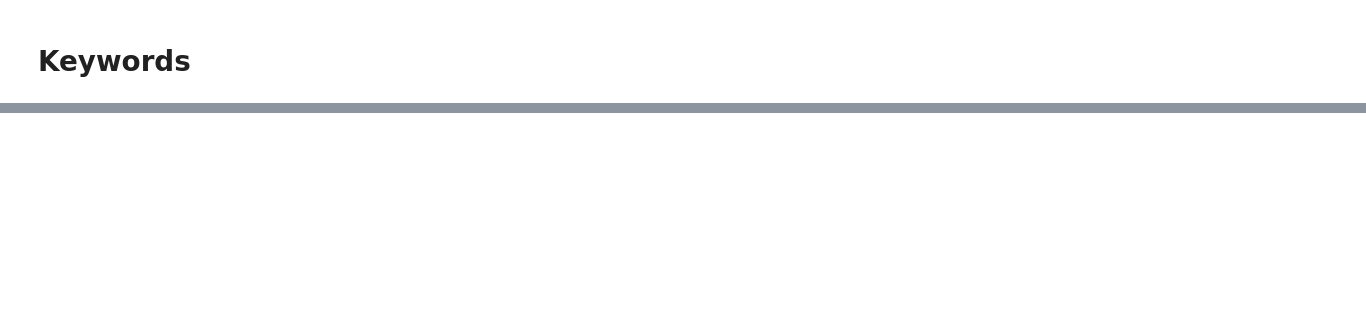
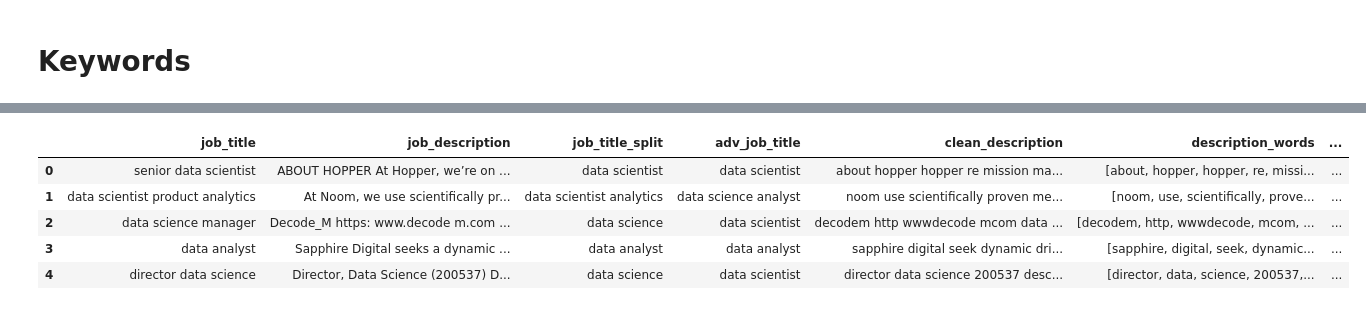
Before and after one commit to Nuel-EN/Capstone-Project-, a Jupyter notebook: Master-NB.ipynb, the cells around one changed output, grey strips where cells are left out. Drawn from its saved outputs; the diff is of its cells as text; code cells hidden in the pictures; blank space fills up the shorter version.

```diff
--- a/Master-NB.ipynb
+++ b/Master-NB.ipynb
@@ -532,4 +560,11 @@ master_df['description_softskills'] = master_df['description_words'].apply(lambd
 master_df['description_experience'] = master_df['description_words'].apply(lambda x: [item for item in x if item in experience])
 master_df['description_qualification'] = master_df['description_words'].apply(lambda x: [item for item in x if item in qualification])
 # %%
-master_df
+master_df.head()
+# %% [output]
+|  | job_title | job_description | job_title_split | adv_job_title | clean_description | description_words | ... |
+| 0 | senior data scientist | ABOUT HOPPER At Hopper, we’re on ... | data scientist | data scientist | about hopper hopper re mission ma... | [about, hopper, hopper, re, missi... | ... |
+| 1 | data scientist product analytics | At Noom, we use scientifically pr... | data scientist analytics | data science analyst | noom use scientifically proven me... | [noom, use, scientifically, prove... | ... |
+| 2 | data science manager | Decode_M https: www.decode m.com ... | data science | data scientist | decodem http wwwdecode mcom data ... | [decodem, http, wwwdecode, mcom, ... | ... |
+| 3 | data analyst | Sapphire Digital seeks a dynamic ... | data analyst | data analyst | sapphire digital seek dynamic dri... | [sapphire, digital, seek, dynamic... | ... |
+| 4 | director data science | Director, Data Science (200537) D... | data science | data scientist | director data science 200537 desc... | [director, data, science, 200537,... | ... |
```
Also changed, not shown: parts of 21 cells of this notebook.
